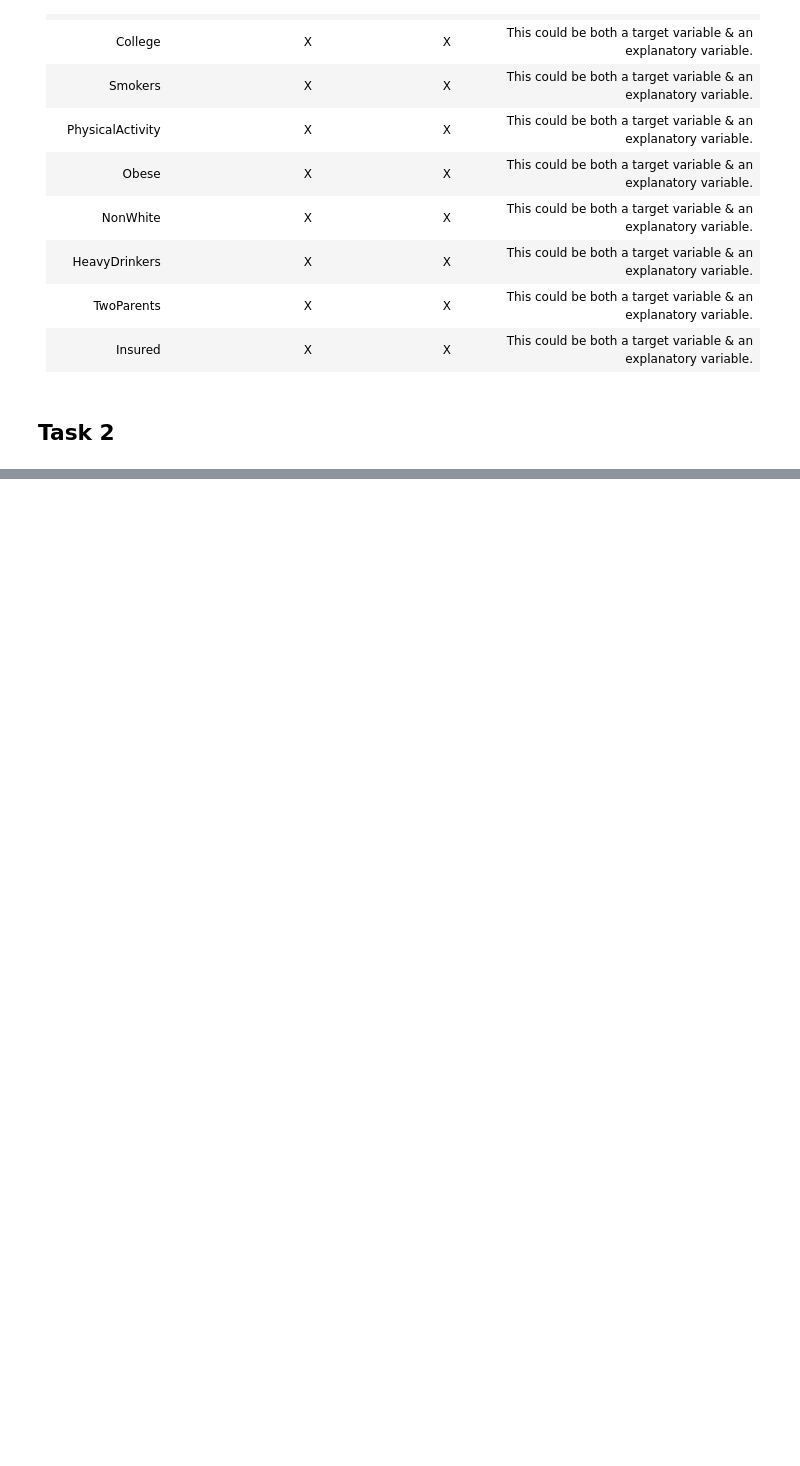
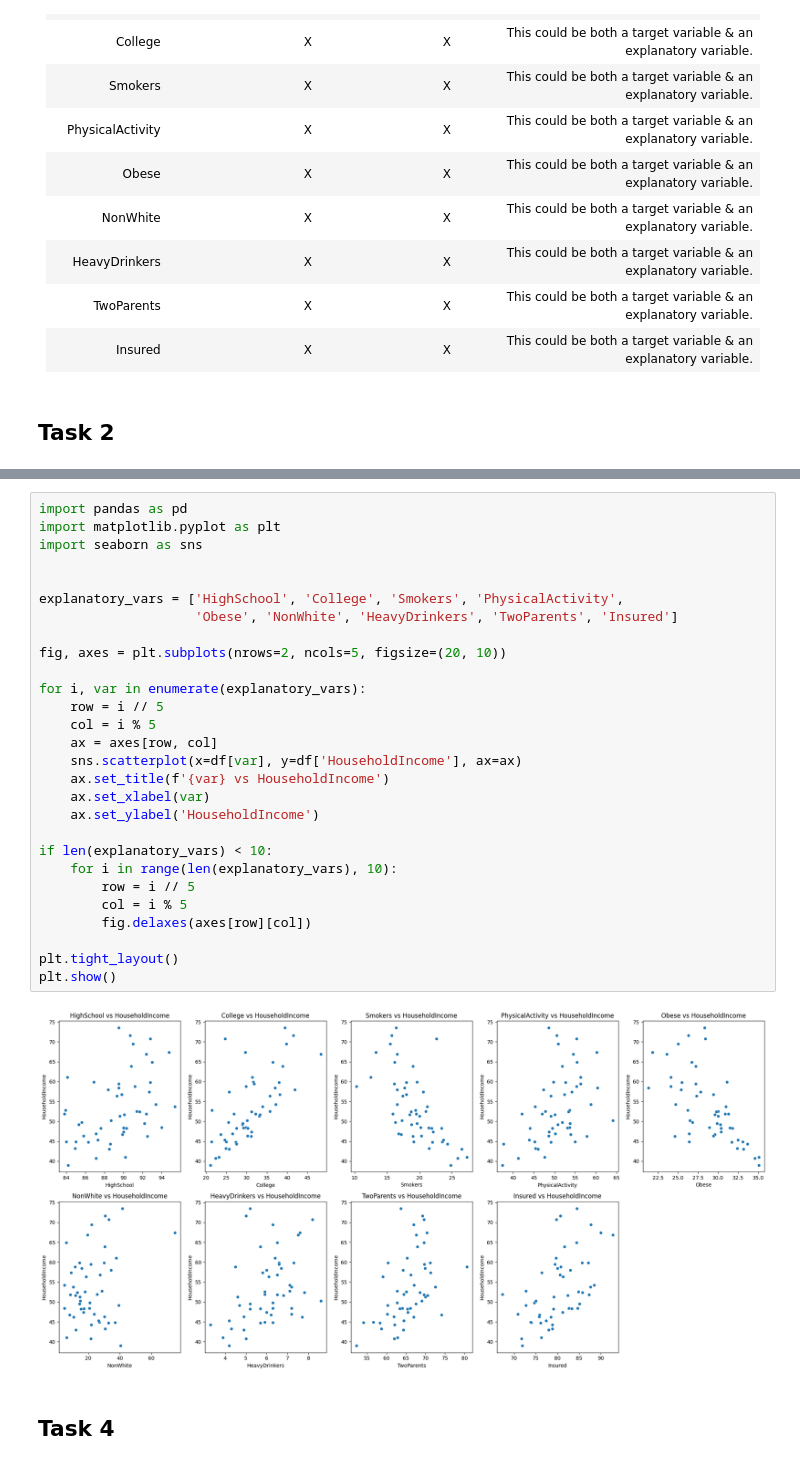
Before and after one commit to MichaelRocchio/msds_410, a Jupyter notebook: Assignment_2/rocchio_assign2.ipynb, the cells around one changed output, grey strips where cells are left out. Drawn from its saved outputs; the diff is of its cells as text; blank space fills up the shorter version.

```diff
--- a/Assignment_2/rocchio_assign2.ipynb
+++ b/Assignment_2/rocchio_assign2.ipynb
@@ -36,0 +85,32 @@ Insured | X | X | This could be both a target variable & an explanatory variable
+# %%
+import pandas as pd
+import matplotlib.pyplot as plt
+import seaborn as sns
+
+
+explanatory_vars = ['HighSchool', 'College', 'Smokers', 'PhysicalActivity',
+                    'Obese', 'NonWhite', 'HeavyDrinkers', 'TwoParents', 'Insured']
+
+fig, axes = plt.subplots(nrows=2, ncols=5, figsize=(20, 10))
+
+for i, var in enumerate(explanatory_vars):
+    row = i // 5
+    col = i % 5
+    ax = axes[row, col]
+    sns.scatterplot(x=df[var], y=df['HouseholdIncome'], ax=ax)
+    ax.set_title(f'{var} vs HouseholdIncome')
+    ax.set_xlabel(var)
+    ax.set_ylabel('HouseholdIncome')
+
+if len(explanatory_vars) < 10:
+    for i in range(len(explanatory_vars), 10):
+        row = i // 5
+        col = i % 5
+        fig.delaxes(axes[row][col])
+
+plt.tight_layout()
+plt.show()
+# %% [output]
+[figure, added]
+# %% [markdown]
+## Task 4
```
Also changed, not shown: parts of 9 cells of this notebook, 1 other file.
